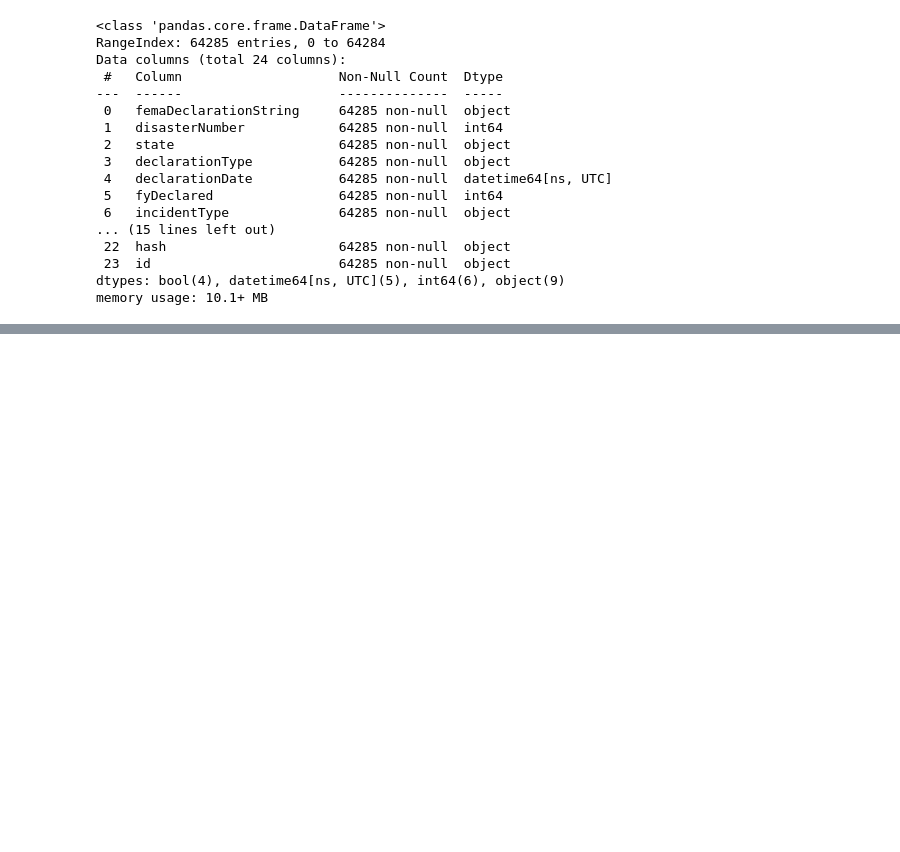
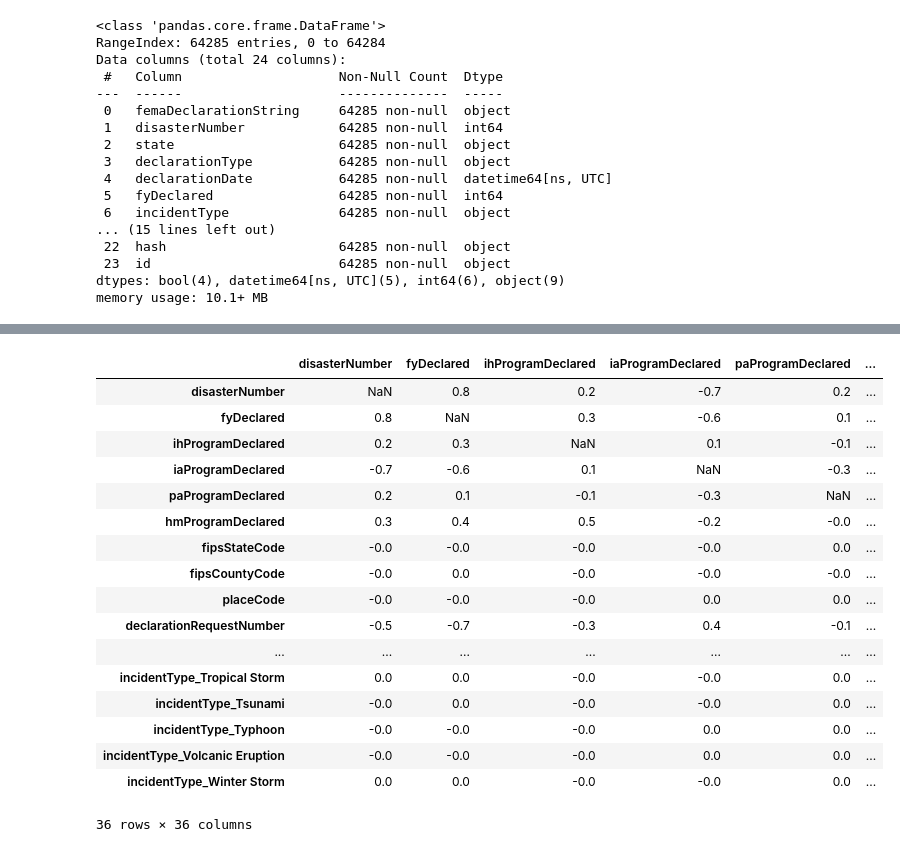
Before and after one commit to rubgarcia97/projects, a Jupyter notebook: API-ML/src/notebooks/eda.ipynb, the cells around one changed output, grey strips where cells are left out. Saved outputs shown, nothing was run; the diff lists cells and outputs as text; code cells hidden in the pictures; blank space fills up the shorter version.

```diff
--- a/API-ML/src/notebooks/eda.ipynb
+++ b/API-ML/src/notebooks/eda.ipynb
@@ -132,0 +186,12 @@ memory usage: 10.1+ MB
+# %%
+corrmat = corrmat.mask(np.eye(len(corrmat),dtype=bool))
+
+columns_aux = []
+
+for index,row in corrmat.iterrows():
+    if np.round(row.sum(),0) != 0:
+        columns_aux.append(row.name)
+    else:
+        pass
+
+columns_aux
@@ -132,0 +207,21 @@ memory usage: 10.1+ MB
+# %%
+corrmat.mask(np.eye(len(corrmat),dtype=bool))
+# %% [output]
+|  | disasterNumber | fyDeclared | ihProgramDeclared | iaProgramDeclared | paProgramDeclared | ... |
+| disasterNumber | NaN | 0.8 | 0.2 | -0.7 | 0.2 | ... |
+| fyDeclared | 0.8 | NaN | 0.3 | -0.6 | 0.1 | ... |
+| ihProgramDeclared | 0.2 | 0.3 | NaN | 0.1 | -0.1 | ... |
+| iaProgramDeclared | -0.7 | -0.6 | 0.1 | NaN | -0.3 | ... |
+| paProgramDeclared | 0.2 | 0.1 | -0.1 | -0.3 | NaN | ... |
+| hmProgramDeclared | 0.3 | 0.4 | 0.5 | -0.2 | -0.0 | ... |
+| fipsStateCode | -0.0 | -0.0 | -0.0 | -0.0 | 0.0 | ... |
+| fipsCountyCode | -0.0 | 0.0 | -0.0 | -0.0 | -0.0 | ... |
+| placeCode | -0.0 | -0.0 | -0.0 | 0.0 | 0.0 | ... |
+| declarationRequestNumber | -0.5 | -0.7 | -0.3 | 0.4 | -0.1 | ... |
+| ... | ... | ... | ... | ... | ... | ... |
+| incidentType_Tropical Storm | 0.0 | 0.0 | -0.0 | -0.0 | 0.0 | ... |
+| incidentType_Tsunami | -0.0 | 0.0 | -0.0 | -0.0 | 0.0 | ... |
+| incidentType_Typhoon | -0.0 | -0.0 | -0.0 | 0.0 | 0.0 | ... |
+| incidentType_Volcanic Eruption | -0.0 | -0.0 | -0.0 | 0.0 | 0.0 | ... |
+| incidentType_Winter Storm | 0.0 | 0.0 | -0.0 | -0.0 | 0.0 | ... |
+36 rows × 36 columns
```
Also changed, not shown: parts of 12 cells of this notebook, 2 other files.
